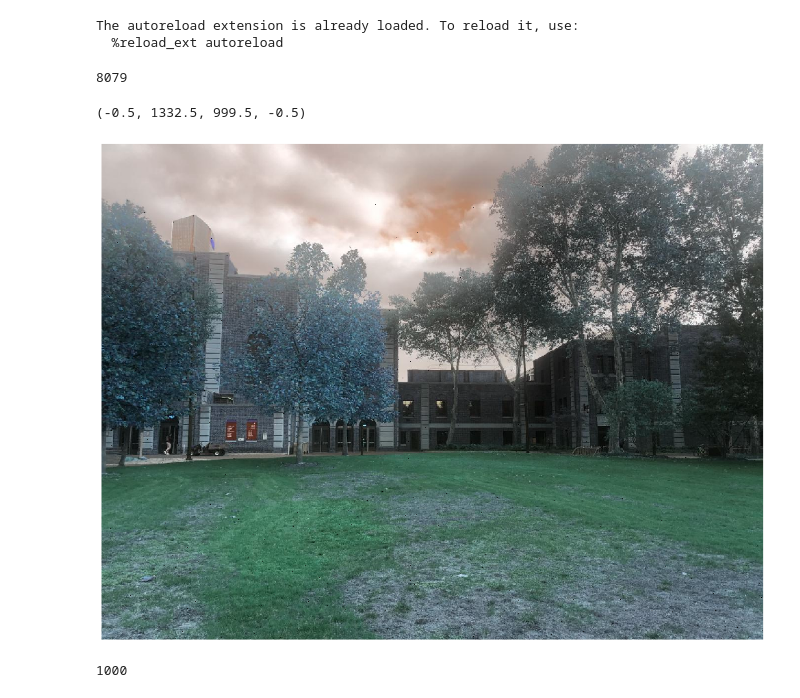
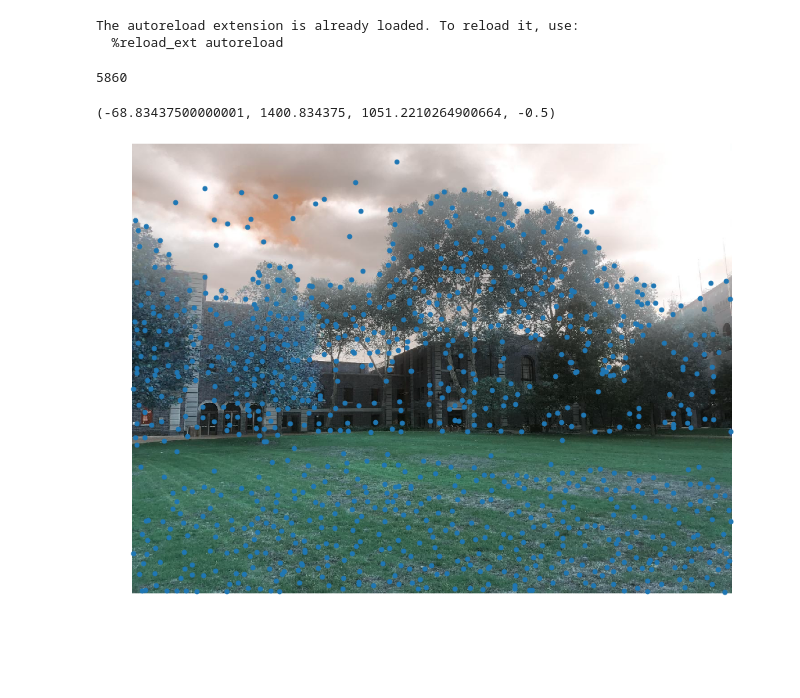
Before and after one commit to shortstheory/cis581-3a, a Jupyter notebook: Playground.ipynb, the cells around one changed output. Saved outputs shown, nothing was run; the diff lists cells and outputs as text; code cells hidden in the pictures; blank space fills up the shorter version.

```diff
--- a/Playground.ipynb
+++ b/Playground.ipynb
@@ -11,24 +12,19 @@ from anms import *
 The autoreload extension is already loaded. To reload it, use:
   %reload_ext autoreload
 # %%
-filename = 'small-middle.jpg'
+filename = 'small-right.jpg'
 img=cv2.imread(filename)
 gray = cv2.cvtColor(img,cv2.COLOR_BGR2GRAY)
 c = corner_detector(gray)
 # %% [output]
-8079
+5860
 # %%
 x,y,rmax=anms(c, 1000)
-# %%
-img[x.astype('int'),y.astype('int')]=[0,0,0]
 # %%
 fig=plt.figure(figsize=(16, 12), dpi= 80, facecolor='w', edgecolor='k')
 plt.imshow(img)
+plt.scatter(x, y)
 plt.axis('off')
 # %% [output]
-(-0.5, 1332.5, 999.5, -0.5)
+(-68.83437500000001, 1400.834375, 1051.2210264900664, -0.5)
-[figure, old version]
+[figure, new version]
-# %%
-print(len(x))
-# %% [output]
-1000
```
Also changed, not shown: parts of 3 cells of this notebook, 9 other files.
